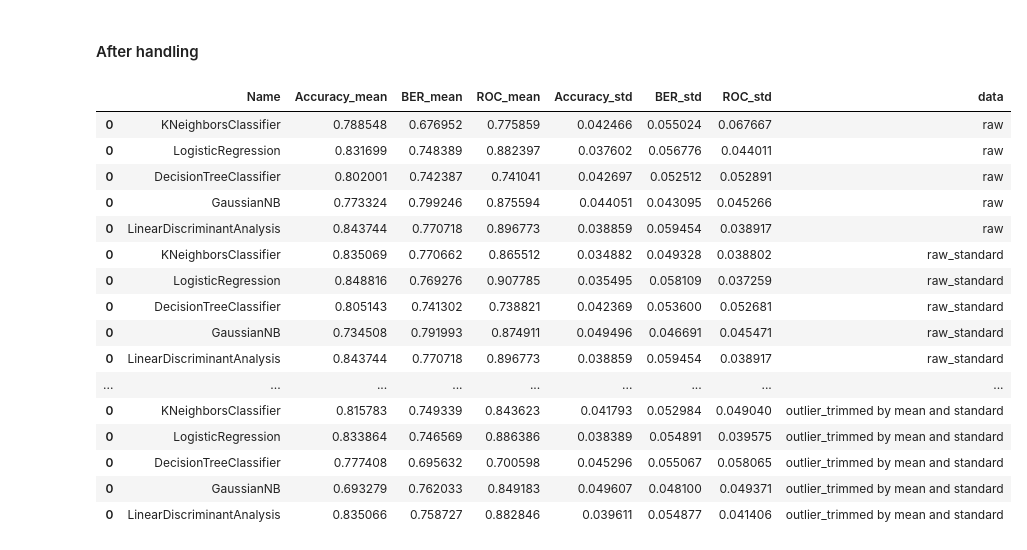
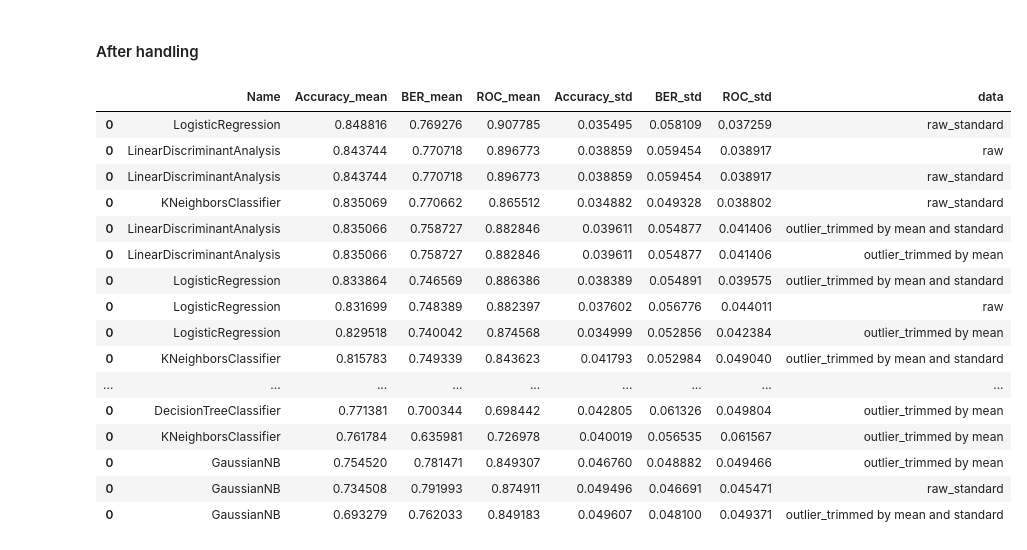
Before and after one commit to AdvancedGroupBootcamp/ai_marie_alex_moussa, a Jupyter notebook: ADA_Project/Model Comparaison.ipynb, the cells around one changed output. Saved outputs shown, nothing was run; the diff lists cells and outputs as text; code cells hidden in the pictures.

```diff
--- a/ADA_Project/Model Comparaison.ipynb
+++ b/ADA_Project/Model Comparaison.ipynb
@@ -277,23 +277,23 @@ accuracy_df_outlier_trim_stand["data"]="outlier_trimmed by mean and standard"
 accuracies=[accuracy_df,accuracy_df_stand,accuracy_df_outlier_trim,accuracy_df_outlier_trim_stand]
 
 accuracies_df=pd.concat(accuracies)
-# %%
-accuracies_df
-# %% [output]
-|  | Name | Accuracy_mean | BER_mean | ROC_mean | Accuracy_std | BER_std | ROC_std | data |
-| 0 | KNeighborsClassifier | 0.788548 | 0.676952 | 0.775859 | 0.042466 | 0.055024 | 0.067667 | raw |
-| 0 | LogisticRegression | 0.831699 | 0.748389 | 0.882397 | 0.037602 | 0.056776 | 0.044011 | raw |
-| 0 | DecisionTreeClassifier | 0.802001 | 0.742387 | 0.741041 | 0.042697 | 0.052512 | 0.052891 | raw |
-| 0 | GaussianNB | 0.773324 | 0.799246 | 0.875594 | 0.044051 | 0.043095 | 0.045266 | raw |
-| 0 | LinearDiscriminantAnalysis | 0.843744 | 0.770718 | 0.896773 | 0.038859 | 0.059454 | 0.038917 | raw |
-| 0 | KNeighborsClassifier | 0.835069 | 0.770662 | 0.865512 | 0.034882 | 0.049328 | 0.038802 | raw_standard |
-| 0 | LogisticRegression | 0.848816 | 0.769276 | 0.907785 | 0.035495 | 0.058109 | 0.037259 | raw_standard |
-| 0 | DecisionTreeClassifier | 0.805143 | 0.741302 | 0.738821 | 0.042369 | 0.053600 | 0.052681 | raw_standard |
-| 0 | GaussianNB | 0.734508 | 0.791993 | 0.874911 | 0.049496 | 0.046691 | 0.045471 | raw_standard |
-| 0 | LinearDiscriminantAnalysis | 0.843744 | 0.770718 | 0.896773 | 0.038859 | 0.059454 | 0.038917 | raw_standard |
-| ... | ... | ... | ... | ... | ... | ... | ... | ... |
-| 0 | KNeighborsClassifier | 0.815783 | 0.749339 | 0.843623 | 0.041793 | 0.052984 | 0.049040 | outlier_trimmed by mean and standard |
-| 0 | LogisticRegression | 0.833864 | 0.746569 | 0.886386 | 0.038389 | 0.054891 | 0.039575 | outlier_trimmed by mean and standard |
-| 0 | DecisionTreeClassifier | 0.777408 | 0.695632 | 0.700598 | 0.045296 | 0.055067 | 0.058065 | outlier_trimmed by mean and standard |
-| 0 | GaussianNB | 0.693279 | 0.762033 | 0.849183 | 0.049607 | 0.048100 | 0.049371 | outlier_trimmed by mean and standard |
-| 0 | LinearDiscriminantAnalysis | 0.835066 | 0.758727 | 0.882846 | 0.039611 | 0.054877 | 0.041406 | outlier_trimmed by mean and standard |
+# %%
+accuracies_df.sort_values(by="Accuracy_mean",ascending=False)
+# %% [output]
+|  | Name | Accuracy_mean | BER_mean | ROC_mean | Accuracy_std | BER_std | ROC_std | data |
+| 0 | LogisticRegression | 0.848816 | 0.769276 | 0.907785 | 0.035495 | 0.058109 | 0.037259 | raw_standard |
+| 0 | LinearDiscriminantAnalysis | 0.843744 | 0.770718 | 0.896773 | 0.038859 | 0.059454 | 0.038917 | raw |
+| 0 | LinearDiscriminantAnalysis | 0.843744 | 0.770718 | 0.896773 | 0.038859 | 0.059454 | 0.038917 | raw_standard |
+| 0 | KNeighborsClassifier | 0.835069 | 0.770662 | 0.865512 | 0.034882 | 0.049328 | 0.038802 | raw_standard |
+| 0 | LinearDiscriminantAnalysis | 0.835066 | 0.758727 | 0.882846 | 0.039611 | 0.054877 | 0.041406 | outlier_trimmed by mean and standard |
+| 0 | LinearDiscriminantAnalysis | 0.835066 | 0.758727 | 0.882846 | 0.039611 | 0.054877 | 0.041406 | outlier_trimmed by mean |
+| 0 | LogisticRegression | 0.833864 | 0.746569 | 0.886386 | 0.038389 | 0.054891 | 0.039575 | outlier_trimmed by mean and standard |
+| 0 | LogisticRegression | 0.831699 | 0.748389 | 0.882397 | 0.037602 | 0.056776 | 0.044011 | raw |
+| 0 | LogisticRegression | 0.829518 | 0.740042 | 0.874568 | 0.034999 | 0.052856 | 0.042384 | outlier_trimmed by mean |
+| 0 | KNeighborsClassifier | 0.815783 | 0.749339 | 0.843623 | 0.041793 | 0.052984 | 0.049040 | outlier_trimmed by mean and standard |
+| ... | ... | ... | ... | ... | ... | ... | ... | ... |
+| 0 | DecisionTreeClassifier | 0.771381 | 0.700344 | 0.698442 | 0.042805 | 0.061326 | 0.049804 | outlier_trimmed by mean |
+| 0 | KNeighborsClassifier | 0.761784 | 0.635981 | 0.726978 | 0.040019 | 0.056535 | 0.061567 | outlier_trimmed by mean |
+| 0 | GaussianNB | 0.754520 | 0.781471 | 0.849307 | 0.046760 | 0.048882 | 0.049466 | outlier_trimmed by mean |
+| 0 | GaussianNB | 0.734508 | 0.791993 | 0.874911 | 0.049496 | 0.046691 | 0.045471 | raw_standard |
+| 0 | GaussianNB | 0.693279 | 0.762033 | 0.849183 | 0.049607 | 0.048100 | 0.049371 | outlier_trimmed by mean and standard |
```
Also changed, not shown: parts of 3 cells of this notebook.
